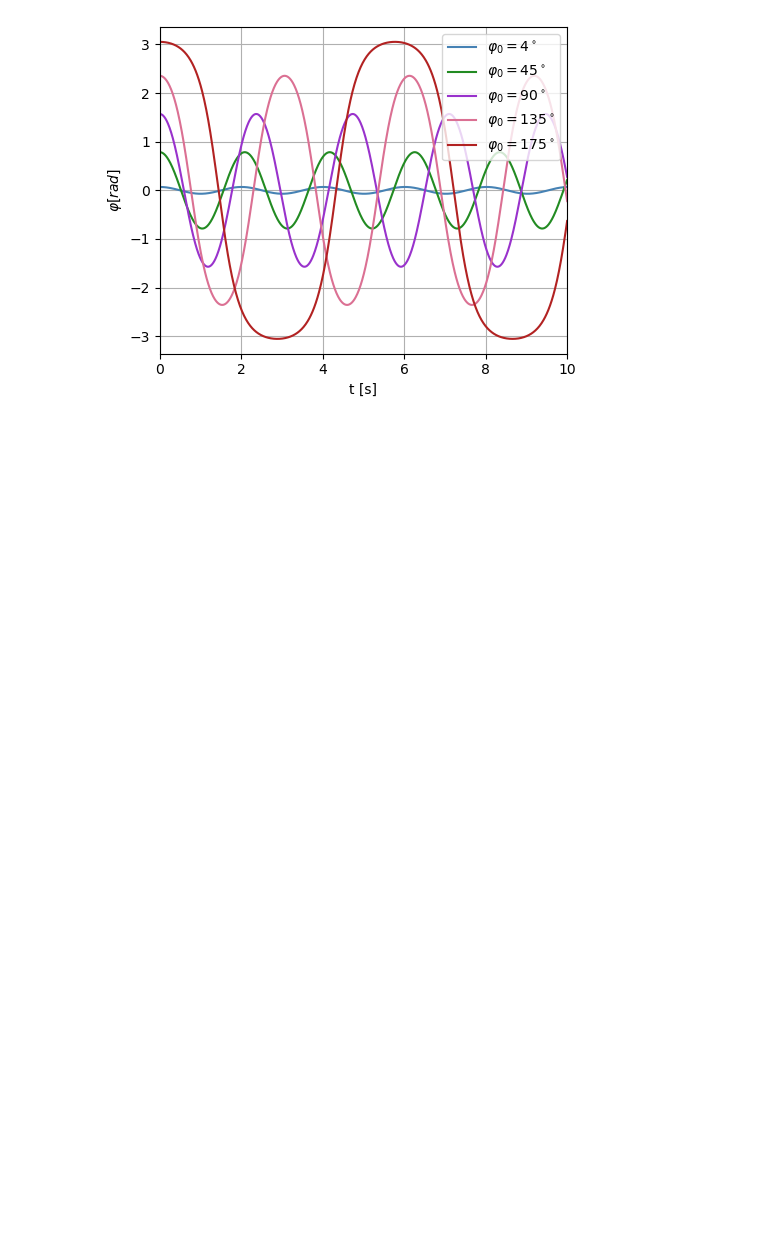
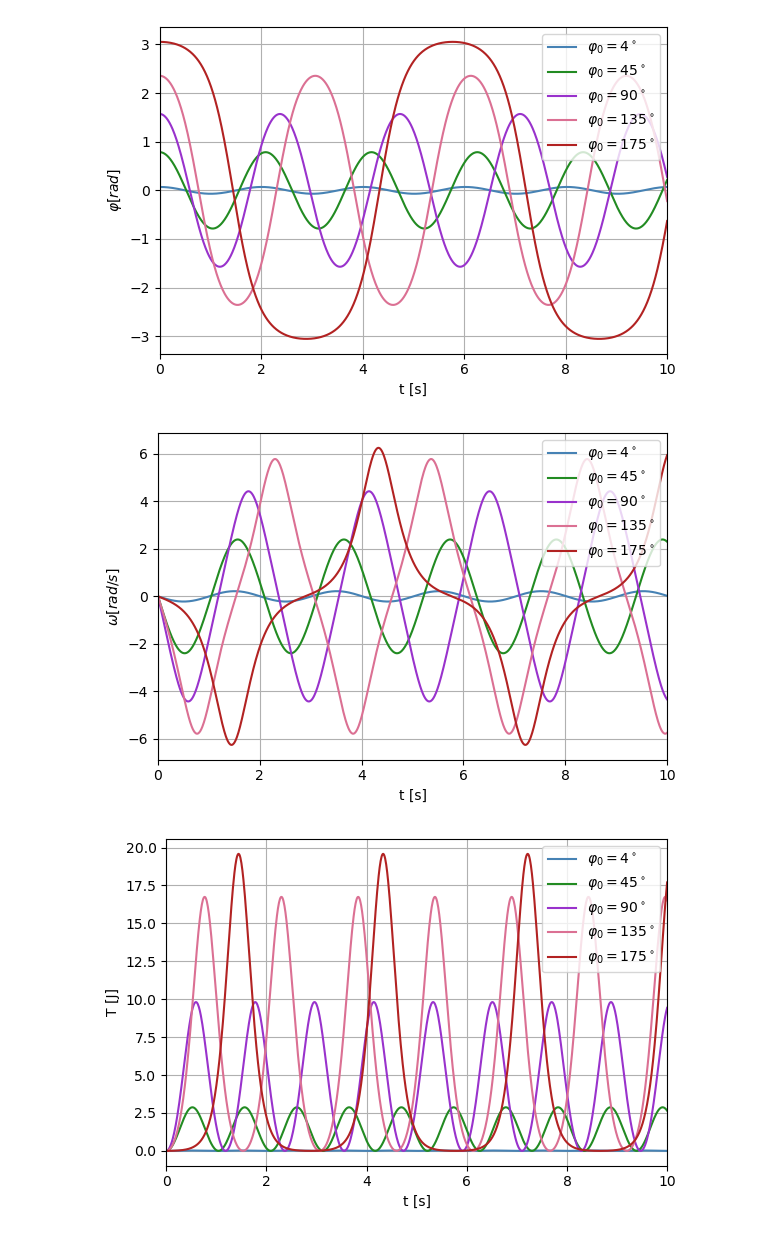
Before and after one commit to w-maks/Numerical-Pendulum, a Jupyter notebook: plots.ipynb, the cells around one changed output. Drawn from its saved outputs; the diff is of its cells as text; code cells hidden in the pictures; blank space fills up the shorter version.

```diff
--- a/plots.ipynb
+++ b/plots.ipynb
@@ -26,20 +26,32 @@ df_135 = pd.read_csv("./cmake-build-debug/pendulum_135.csv")
 df_175 = pd.read_csv("./cmake-build-debug/pendulum_175.csv")
 # %%
 dfs = {r"$\varphi_0 = 4^\circ$": df_4, r"$\varphi_0 = 45^\circ$": df_45, r"$\varphi_0 = 90^\circ$": df_90, r"$\varphi_0 = 135^\circ$": df_135, r"$\varphi_0 = 175^\circ$": df_175}
+columns = ['phi','omega','T', 'U','E']
+names = [r'$\varphi [rad]$', r'$\omega [rad/s]$', 'T [J]', 'U [J]', 'E=T+U [J]']
+colors_5 = ['steelblue', 'forestgreen', 'darkorchid', 'palevioletred', 'firebrick']
 # %%
-colors_5 = ['steelblue', 'forestgreen', 'darkorchid', 'palevioletred', 'firebrick']
-plt.figure(figsize=(5, 4))
 i=0
-for angle, df in dfs.items():
-    plt.plot(df['t'], df['phi'], label=angle, color=colors_5[i])
-    i+=1
-i=0
-plt.xlabel("t [s]")
-plt.ylabel(r'$\varphi [rad]$')
-plt.xlim(0, 10)
-plt.grid(True)
-plt.legend(loc="upper right")
-plt.tight_layout()
-plt.show()
+for k in range (0,6):
+    plt.figure(figsize=(6, 4))
+    for angle, df in dfs.items():
+        if k==5:
+            plt.plot(df['phi'], df['omega'], label=angle, color=colors_5[i])
+        else:
+            plt.plot(df['t'], df[columns[k]], label=angle, color=colors_5[i])
+        i+=1
+    i=0
+    if k==5:
+        plt.xlabel(r"$\varphi$ [rad]")
+        plt.ylabel(r"$\omega$ [rad/s]")
+    else:
+        plt.xlabel("t [s]")
+        plt.ylabel(names[k])
+        plt.xlim(0, 10)
+    plt.grid(True)
+    plt.legend(loc="upper right")
+    plt.tight_layout()
+    plt.show()
 # %% [output]
-[figure, old version]
+[figure, new version]
+[figure, added]
+[figure, added]
```
Also changed, not shown: parts of 8 cells of this notebook.
